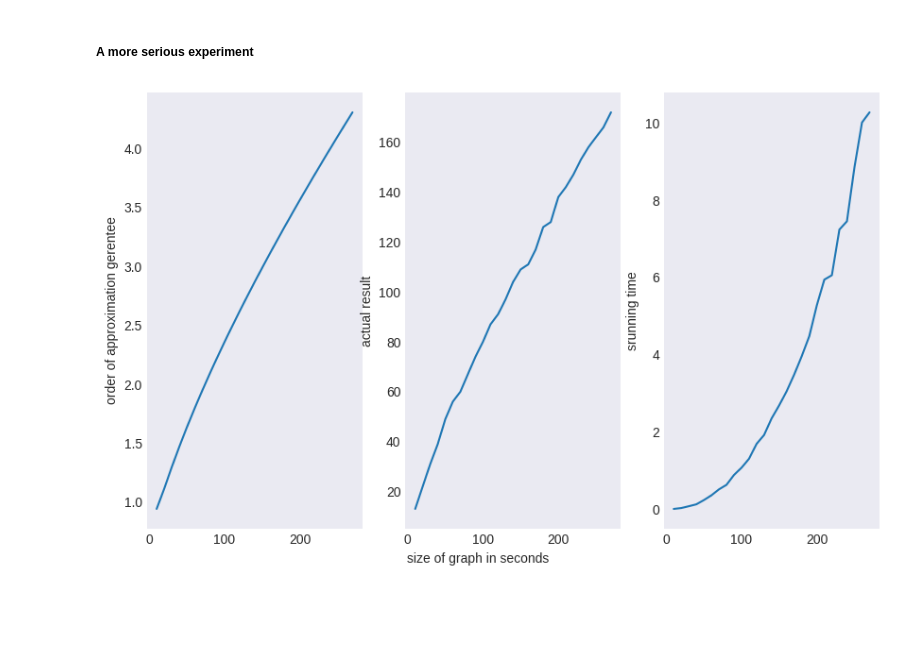
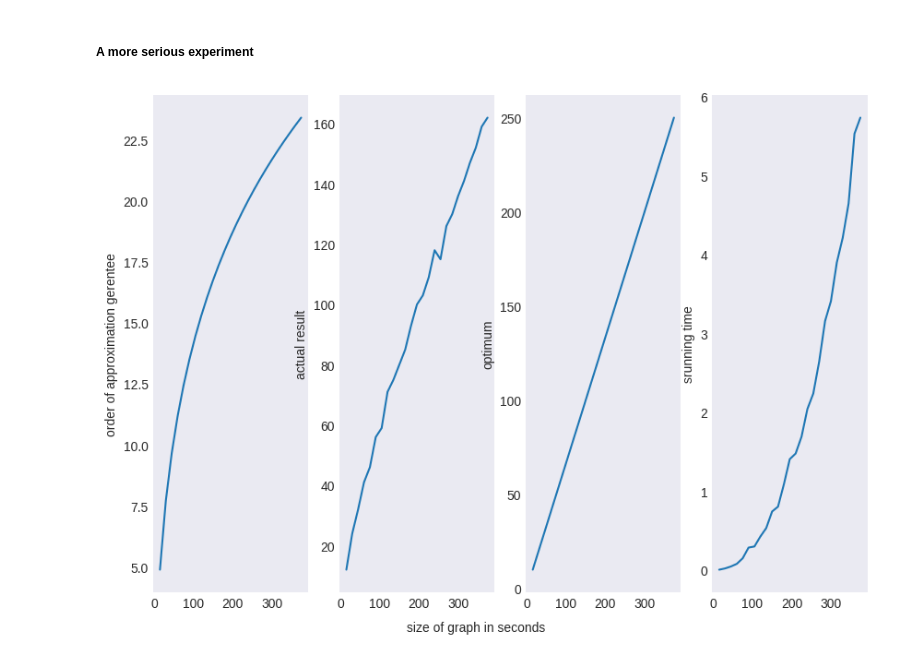
Before and after one commit to Israel0545488592/ROP4, a Jupyter notebook: prb2/INDSET.ipynb, the cells around one changed output. Cells and saved outputs as stored; diff of their text form; code cells hidden in the pictures; blank space fills up the shorter version.

```diff
--- a/prb2/INDSET.ipynb
+++ b/prb2/INDSET.ipynb
@@ -100,9 +101,10 @@ experiment_instance(n = 250, p = 0.125, draw = True)
 gerentees = []
 results = []
 sizes = []
+optimums = []
 times = []
 
-for size in range(1,28):
+for size in range(1,26):
 
     n = size * 10
 
@@ -110,19 +112,22 @@ for size in range(1,28):
 
     results.append(experiment_instance(n, 0.125))
     times.append(perf_counter() - start)
-    gerentees.append((n * 0.5) / (log(n) ** 2))
-    sizes.append(n)
+    gerentees.append(n * (log(1.5 * n) ** 2) / (1.5 * n))
+    optimums.append(n)
+    sizes.append(1.5 * n)
 # %%
-fig, axes = plt.subplots(1, 3, sharex = True, figsize = (10, 6))
+fig, axes = plt.subplots(1, 4, sharex = True, figsize = (10, 7))
 
 axes[0].set_ylabel('order of approximation gerentee')
 axes[1].set_ylabel('actual result')
-axes[2].set_ylabel('srunning time')
+axes[2].set_ylabel('optimum')
+axes[3].set_ylabel('srunning time')
 fig.text(0.4, 0.05, 'size of graph in seconds')
 
 axes[0].plot(sizes, gerentees)
 axes[1].plot(sizes, results)
-axes[2].plot(sizes, times)
+axes[2].plot(sizes, optimums)
+axes[3].plot(sizes, times)
 plt.show()
 # %% [output]
-[figure, old version]
+[figure, new version]
```
Also changed, not shown: parts of 7 cells of this notebook, 1 other file.
